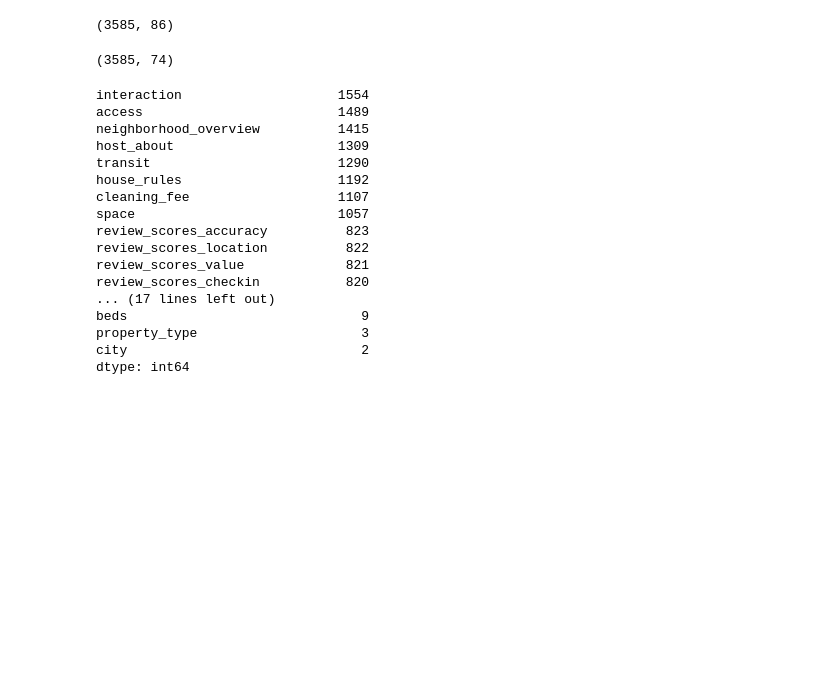
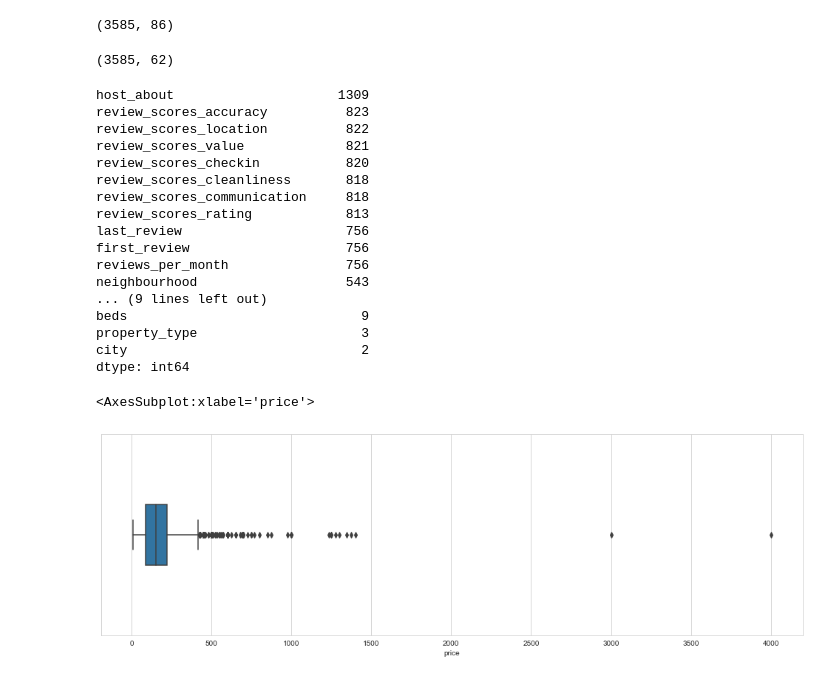
Before and after one commit to vitorscheifler/boston-airbnb-analysis, a Jupyter notebook: Boston Airbnb Analysis.ipynb, the cells around one changed output. Drawn from its saved outputs; the diff is of its cells as text; code cells hidden in the pictures; blank space fills up the shorter version.

Commit message:
Answering first question

```diff
--- a/Boston Airbnb Analysis.ipynb
+++ b/Boston Airbnb Analysis.ipynb
@@ -102,6 +102,10 @@ for col in list_df.columns:
     if col[-3:] == "url" or col[-2:] == 'id':
         col_drop.append(col)
 col_drop.append('country')
+
+text_col = ['last_scraped', 'name', 'summary', 'space', 'description','experiences_offered',
+            'neighborhood_overview', 'transit', 'access', 'interaction', 'house_rules', 'host_name']
+col_drop = col_drop + text_col
 df = list_df.drop(col_drop, axis=1)
 # %%
 def handling_rates(col):
@@ -136,20 +140,20 @@ for col in ['cleaning_fee', 'extra_people']:
 print(df.shape)
 df.isna().sum()[df.isna().sum() > 0].sort_values(ascending=False)
 # %% [output]
-(3585, 74)
+(3585, 62)
-interaction                    1554
-access                         1489
-neighborhood_overview          1415
 host_about                     1309
-transit                        1290
-house_rules                    1192
-cleaning_fee                   1107
-space                          1057
 review_scores_accuracy          823
 review_scores_location          822
 review_scores_value             821
 review_scores_checkin           820
-... (17 lines left out)
+review_scores_cleanliness       818
+review_scores_communication     818
+review_scores_rating            813
+last_review                     756
+first_review                    756
+reviews_per_month               756
+neighbourhood                   543
+... (9 lines left out)
 beds                              9
 property_type                     3
 city                              2
@@ -172,3 +176,13 @@ for i in lista:
 # %%
 df['city'] = lista1
 df['city'] = df['city'].replace('波士顿', 'Boston')
+# %%
+df['street'] = df['street'].str.split(",").apply(lambda i: i[0])
+# %%
+# Looking the prices distribution
+plt.figure(figsize=(17,5))
+sns.set_style("whitegrid")
+sns.boxplot(data=df, x='price', width=0.3)
+# %% [output]
+<AxesSubplot:xlabel='price'>
+[figure, added]
```
Also changed, not shown: parts of 2 cells of this notebook.
